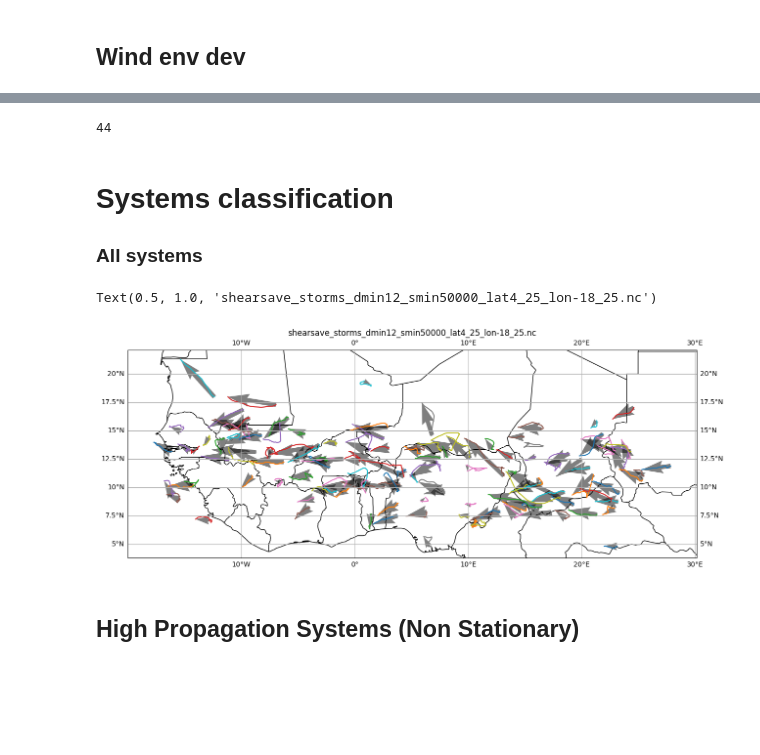
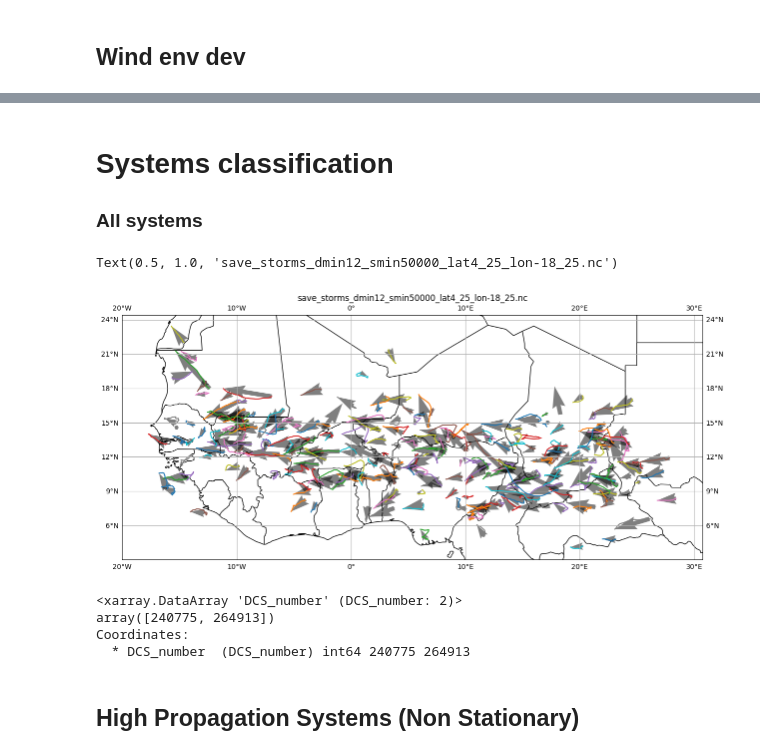
Before and after one commit to 19carenso/shear, a Jupyter notebook: notebooks/climato_projected_shear.ipynb, the cells around one changed output, grey strips where cells are left out. Drawn from its saved outputs; the diff is of its cells as text; code cells hidden in the pictures; blank space fills up the shorter version.

```diff
--- a/notebooks/climato_projected_shear.ipynb
+++ b/notebooks/climato_projected_shear.ipynb
@@ -45,10 +46,11 @@ p       index [6, 22, 30, 38, 45]
 # %%
 import os
 
-duration_min = 12
-surfmaxkm2_min = 50000
+duration_min = 6
+surfmaxkm2_min = 25000
 region_latmin, region_latmax, region_lonmin, region_lonmax = 4, 25, -18, 25
-save_storms_path = st.settings["DIR_DATA_OUT"] + f"save_storms_dmin{duration_min}_smin{surfmaxkm2_min}_lat{region_latmin}_{region_latmax}_lon{region_lonmin}_{region_lonmax}.nc"
+filename_save = f"save_storms_dmin{duration_min}_smin{surfmaxkm2_min}_lat{region_latmin}_{region_latmax}_lon{region_lonmin}_{region_lonmax}.nc"
+save_storms_path = os.path.join(os.path.join(st.settings["DIR_DATA_OUT"], cs.name), filename_save)
 
 # os.remove(save_storms_path)
 
@@ -254,38 +231,78 @@ array([1009.003, 1004.113,  998.952,  993.504,  987.758,  981.697,
-# %%
-i_smax
-len(times)
-# %% [output]
-44
 # %% [markdown]
 # Systems classification
 ### All systems
+# %%
+duration_min = 12
+surfmaxkm2_min = 50000
+region_latmin, region_latmax, region_lonmin, region_lonmax = 4, 25, -18, 25
+filename_save = f"save_storms_dmin{duration_min}_smin{surfmaxkm2_min}_lat{region_latmin}_{region_latmax}_lon{region_lonmin}_{region_lonmax}.nc"
+save_storms_path = os.path.join(os.path.join(st.settings["DIR_DATA_OUT"], cs.name), filename_save)
+
+# os.remove(save_storms_path)
+
+if not os.path.exists(save_storms_path):
+    storms = xr.open_dataset(st.file_storms)
+
+    # Filter based on duration and surface area
+    storms = storms.where(storms.INT_duration > duration_min, drop=True)  # 1min
+    storms = storms.where(storms.INT_surfmaxkm2_241K > surfmaxkm2_min, drop=True)
+
+    # Apply latitude and longitude constraints
+    storms = storms.where((storms.INT_latmin >= region_latmin) & (storms.INT_latmax <= region_latmax), drop=True)
+    if region_lonmin>=0 :
+        storms = storms.where((storms.INT_lonmin >= region_lonmin) & (storms.INT_lonmax <= region_lonmax), drop=True)
+    elif region_lonmin<0:
+        storms = storms.where((storms.INT_lonmin >= 360+region_lonmin) | (storms.INT_lonmin <= region_lonmax), drop=True)
+
+    # Save the filtered storms data
+    storms.to_netcdf(save_storms_path)
+    storms.close()
+else:
+    storms = xr.open_dataset(save_storms_path)
+
+## FileTracking is ft
+ft = storms[[
+    "INT_UTC_timeInit", "INT_UTC_timeEnd", "INT_duration", "INT_surfcumkm2_241K", "INT_velocityAvg", "INT_surfmaxkm2_241K", ## General characteristics
+    "LC_lon", "LC_lat", "LC_UTC_time", "LC_ecc_241K", "LC_orientation_241K", "LC_surfkm2_241K", "LC_tb_90th", "LC_velocity" ## General characteristics
+             ]]
 # %%
 import cartopy.crs as ccrs
 import cartopy.feature as cfeature
 fig, ax = plt.subplots(1, 1, figsize=(15, 15), subplot_kw={'projection': ccrs.PlateCarree()})
 ax.coastlines()
 ax.add_feature(cfeature.BORDERS)
 ax.gridlines(draw_labels=True)
 
-for iDCS in ft_3d.DCS_number.values:
+for iDCS in ft.DCS_number.values:
     start, end, lons, lats, speeds, times, time_smax, i_smax, lons_3d, lats_3d, speeds_3d, times_3d, speed_lon_3d, speed_lat_3d  = st.get_frame_data(ft, iDCS)
     extents, slices_lon, slices_lat = st.get_extents_slices(lons_3d, lats_3d, large_scale_frame_size = 1.5)
 
     lons = (lons + 180) % 360 - 180
     lons_3d = (lons_3d + 180) % 360 - 180
 
     lon_smax = lons[i_smax]
     lat_smax =  lats[i_smax]
     lon_propa = lon_smax - lons[0]
     lat_propa = lat_smax - lats[0]
 
     plt.plot(lons[:i_smax+1], lats[:i_smax+1])
     plt.quiver(lons[0], lats[0], lon_propa, lat_propa, scale=1, alpha = 0.5, angles='xy', scale_units='xy')
 
 plt.title(save_storms_path.split("/")[-1])
 # %% [output]
-Text(0.5, 1.0, 'shearsave_storms_dmin12_smin50000_lat4_25_lon-18_25.nc')
+Text(0.5, 1.0, 'save_storms_dmin12_smin50000_lat4_25_lon-18_25.nc')
-[figure, old version]
+[figure, new version]
+# %%
+all_lons = ft.LC_lon.values
+all_lons = (all_lons+180)%360 - 180
+min_lons =np.nanmin(all_lons, axis = 1)
+MY_TARGET = np.where((min_lons < -12) & (np.nanmin(ft.LC_lat.values, axis = 1)<6))
+ft.DCS_number[MY_TARGET]
+# %% [output]
+<xarray.DataArray 'DCS_number' (DCS_number: 2)>
+array([240775, 264913])
+Coordinates:
+  * DCS_number  (DCS_number) int64 240775 264913
 # %% [markdown]
 ## High Propagation Systems (Non Stationary)
 # %%
```
Also changed, not shown: parts of 10 cells of this notebook, 9 other files.
